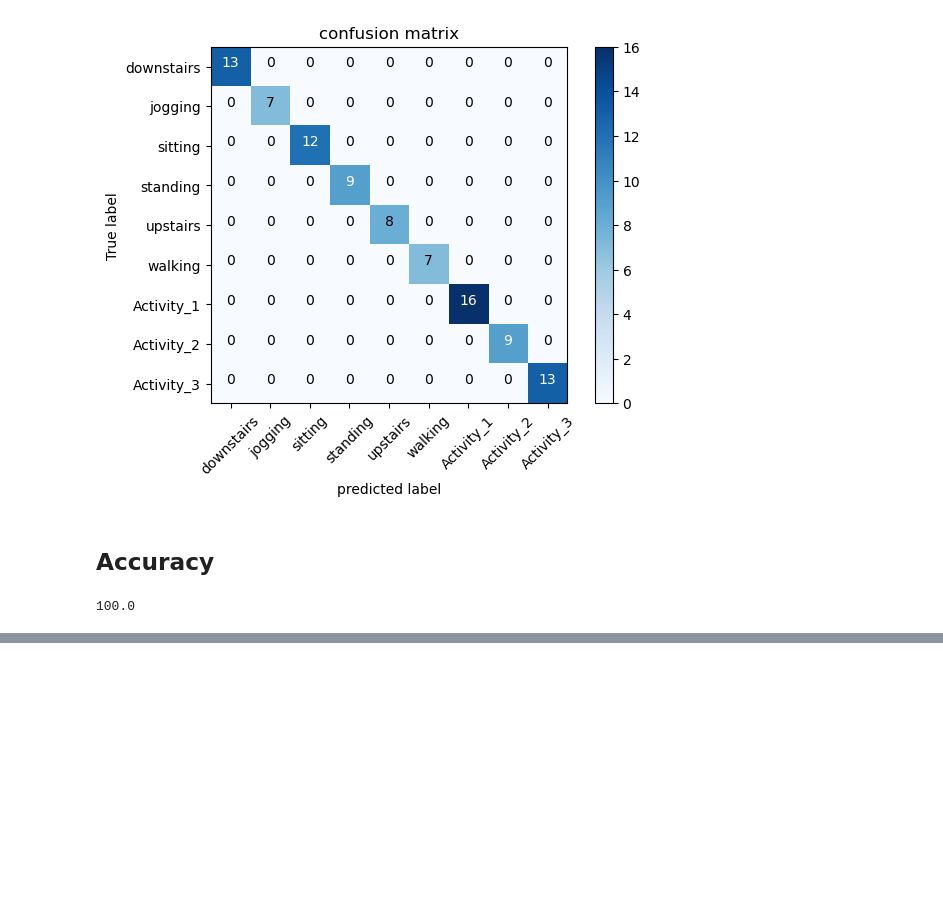
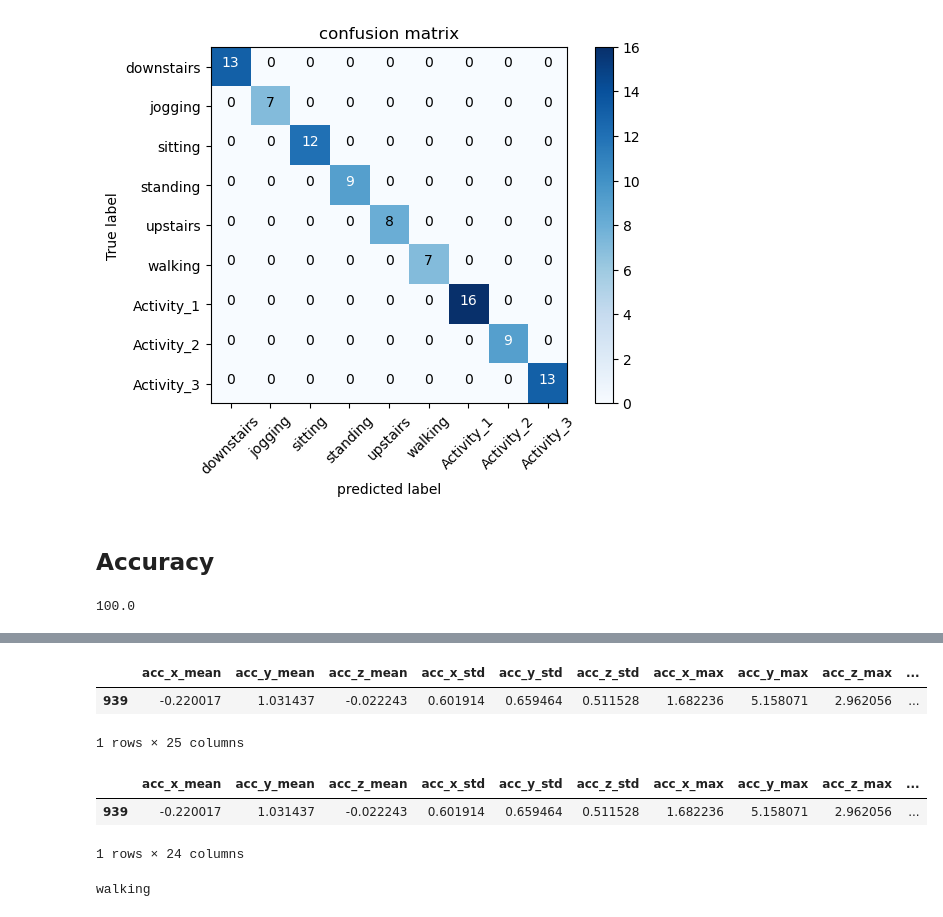
Before and after one commit to MorningStarTM/human-activity-recognition, a Jupyter notebook: notebook/test_model.ipynb, the cells around one changed output, grey strips where cells are left out. Cells and saved outputs as stored; diff of their text form; code cells hidden in the pictures; blank space fills up the shorter version.

```diff
--- a/notebook/test_model.ipynb
+++ b/notebook/test_model.ipynb
@@ -88,0 +111,6 @@ print(accuracy_score(y_test, predicted_val)*100)
+# %%
+tem_test
+# %% [output]
+|  | acc_x_mean | acc_y_mean | acc_z_mean | acc_x_std | acc_y_std | acc_z_std | acc_x_max | acc_y_max | acc_z_max | ... |
+| 939 | -0.220017 | 1.031437 | -0.022243 | 0.601914 | 0.659464 | 0.511528 | 1.682236 | 5.158071 | 2.962056 | ... |
+1 rows × 25 columns
@@ -88,0 +119,10 @@ print(accuracy_score(y_test, predicted_val)*100)
+# %%
+X
+# %% [output]
+|  | acc_x_mean | acc_y_mean | acc_z_mean | acc_x_std | acc_y_std | acc_z_std | acc_x_max | acc_y_max | acc_z_max | ... |
+| 939 | -0.220017 | 1.031437 | -0.022243 | 0.601914 | 0.659464 | 0.511528 | 1.682236 | 5.158071 | 2.962056 | ... |
+1 rows × 24 columns
+# %%
+predict_pose(X)
+# %% [output]
+walking
```
Also changed, not shown: parts of 4 cells of this notebook, 1 other file.
